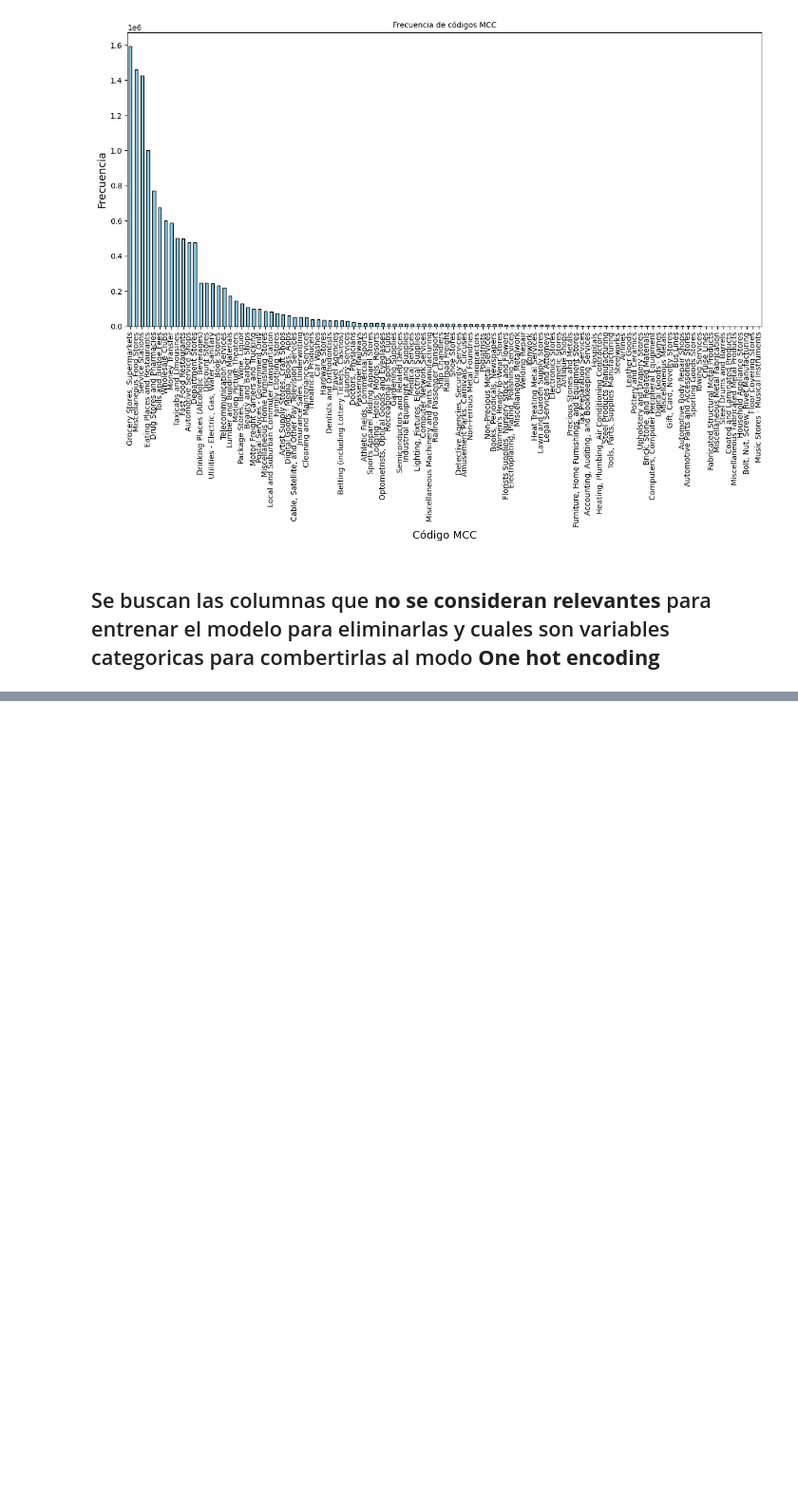
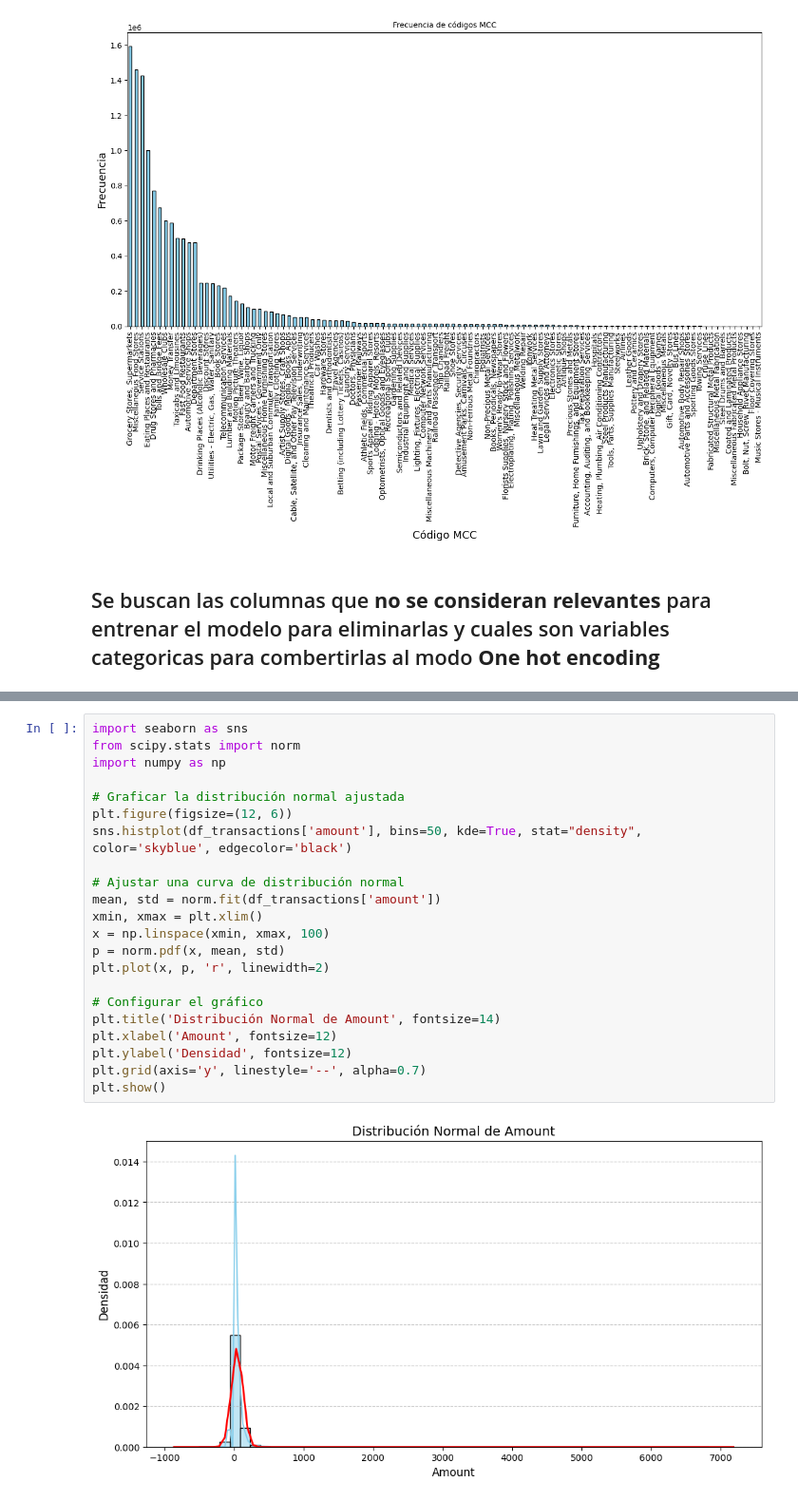
Before and after one commit to EdissonPO/Prueba_Tecnica, a Jupyter notebook: exploracion_datos.ipynb, the cells around one changed output, grey strips where cells are left out. Shown at 95% size. Cells and saved outputs as stored; diff of their text form; blank space fills up the shorter version.

```diff
--- a/exploracion_datos.ipynb
+++ b/exploracion_datos.ipynb
@@ -198,0 +382,24 @@ df_transactions["current_age"].hist(bins=20, color='purple', alpha=0.7, edgecolo
+# %%
+import seaborn as sns
+from scipy.stats import norm
+import numpy as np
+
+# Graficar la distribución normal ajustada
+plt.figure(figsize=(12, 6))
+sns.histplot(df_transactions['amount'], bins=50, kde=True, stat="density", color='skyblue', edgecolor='black')
+
+# Ajustar una curva de distribución normal
+mean, std = norm.fit(df_transactions['amount'])
+xmin, xmax = plt.xlim()
+x = np.linspace(xmin, xmax, 100)
+p = norm.pdf(x, mean, std)
+plt.plot(x, p, 'r', linewidth=2)
+
+# Configurar el gráfico
+plt.title('Distribución Normal de Amount', fontsize=14)
+plt.xlabel('Amount', fontsize=12)
+plt.ylabel('Densidad', fontsize=12)
+plt.grid(axis='y', linestyle='--', alpha=0.7)
+plt.show()
+# %% [output]
+[figure, added]
```
Also changed, not shown: parts of 21 cells of this notebook.
